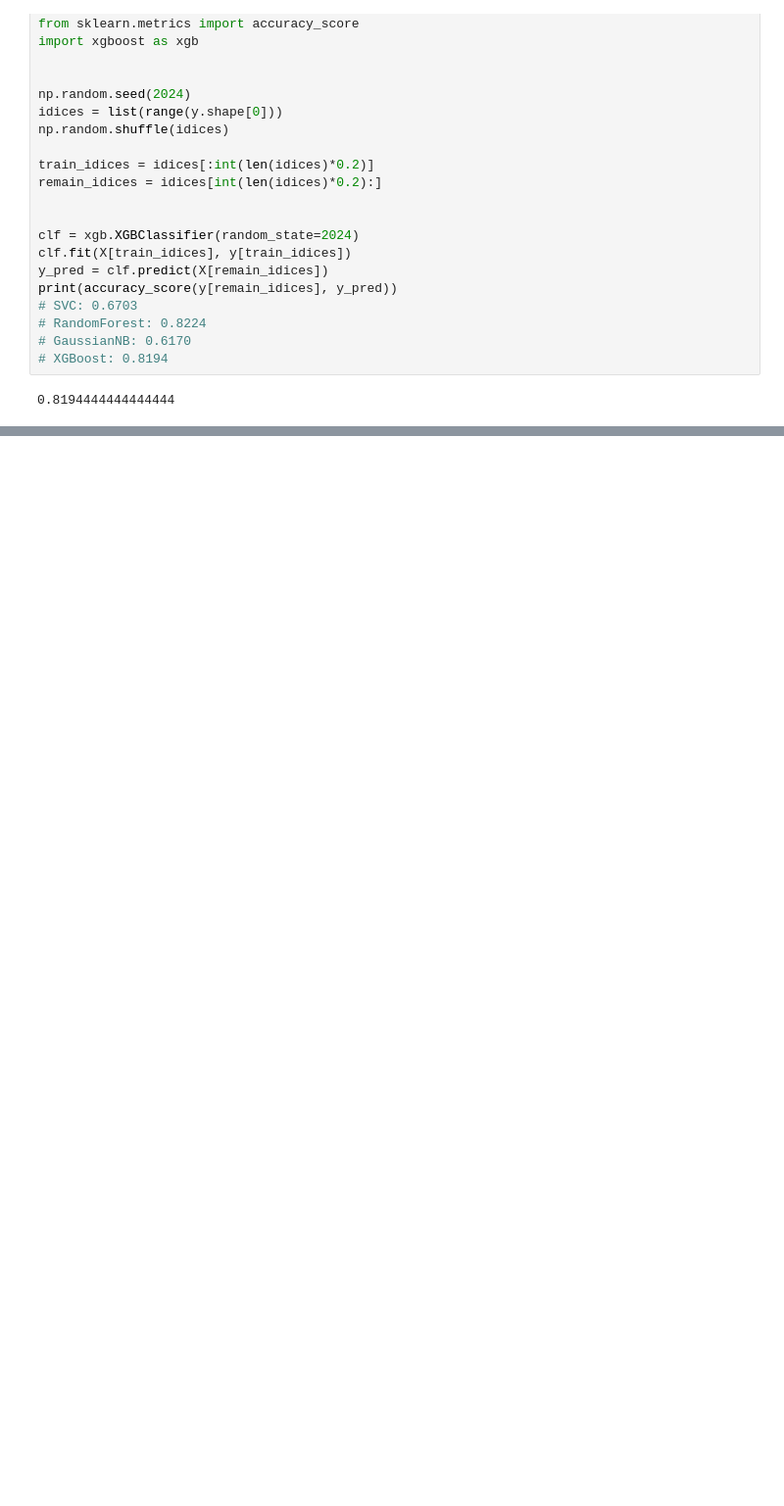
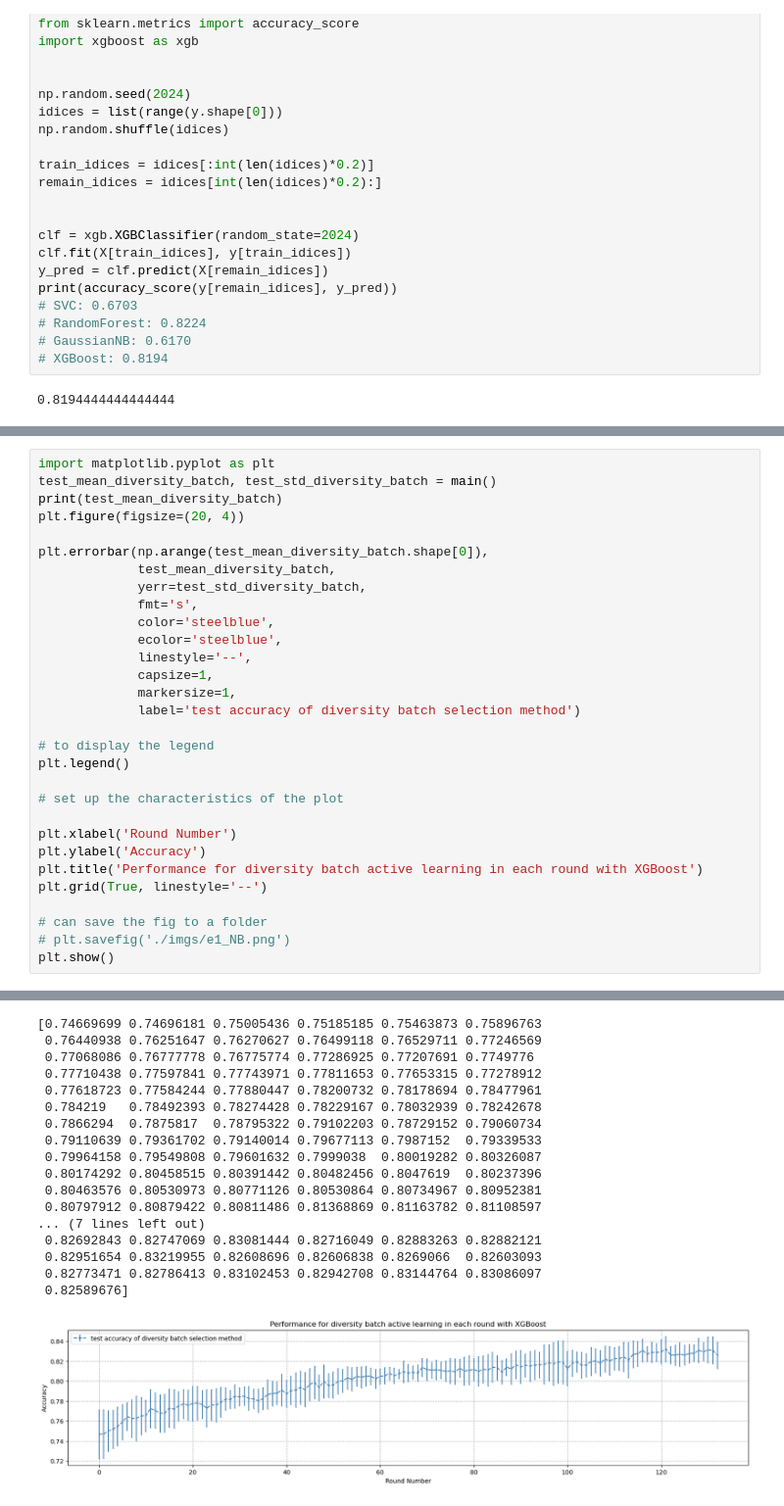
Before and after one commit to yuxinl915/ASR_group_proj, a Jupyter notebook: data_analysis.ipynb, the cells around one changed output, grey strips where cells are left out. Shown at 98% size. Saved outputs shown, nothing was run; the diff lists cells and outputs as text; blank space fills up the shorter version.

```diff
--- a/data_analysis.ipynb
+++ b/data_analysis.ipynb
@@ -110,0 +191,31 @@ print(accuracy_score(y[remain_idices], y_pred))
+# %%
+import matplotlib.pyplot as plt
+test_mean_diversity_batch, test_std_diversity_batch = main()
+print(test_mean_diversity_batch)
+plt.figure(figsize=(20, 4))
+
+plt.errorbar(np.arange(test_mean_diversity_batch.shape[0]),
+             test_mean_diversity_batch,
+             yerr=test_std_diversity_batch,
+             fmt='s',
+             color='steelblue',
+             ecolor='steelblue',
+             linestyle='--',
+             capsize=1,
+             markersize=1,
+             label='test accuracy of diversity batch selection method')
+
+# to display the legend
+plt.legend()
+
+# set up the characteristics of the plot
+
+plt.xlabel('Round Number')
+plt.ylabel('Accuracy')
+plt.title('Performance for diversity batch active learning in each round with XGBoost')
+plt.grid(True, linestyle='--')
+
+# can save the fig to a folder
+# plt.savefig('./imgs/e1_NB.png')
+plt.show()
+# %% [output]
@@ -110,0 +239,18 @@ print(accuracy_score(y[remain_idices], y_pred))
+[0.74669699 0.74696181 0.75005436 0.75185185 0.75463873 0.75896763
+ 0.76440938 0.76251647 0.76270627 0.76499118 0.76529711 0.77246569
+ 0.77068086 0.76777778 0.76775774 0.77286925 0.77207691 0.7749776
+ 0.77710438 0.77597841 0.77743971 0.77811653 0.77653315 0.77278912
+ 0.77618723 0.77584244 0.77880447 0.78200732 0.78178694 0.78477961
+ 0.784219   0.78492393 0.78274428 0.78229167 0.78032939 0.78242678
+ 0.7866294  0.7875817  0.78795322 0.79102203 0.78729152 0.79060734
+ 0.79110639 0.79361702 0.79140014 0.79677113 0.7987152  0.79339533
+ 0.79964158 0.79549808 0.79601632 0.7999038  0.80019282 0.80326087
+ 0.80174292 0.80458515 0.80391442 0.80482456 0.8047619  0.80237396
+ 0.80463576 0.80530973 0.80771126 0.80530864 0.80734967 0.80952381
+ 0.80797912 0.80879422 0.80811486 0.81368869 0.81163782 0.81108597
+... (7 lines left out)
+ 0.82692843 0.82747069 0.83081444 0.82716049 0.82883263 0.82882121
+ 0.82951654 0.83219955 0.82608696 0.82606838 0.8269066  0.82603093
+ 0.82773471 0.82786413 0.83102453 0.82942708 0.83144764 0.83086097
+ 0.82589676]
+[figure, added]
```
Also changed, not shown: parts of 12 cells of this notebook.
